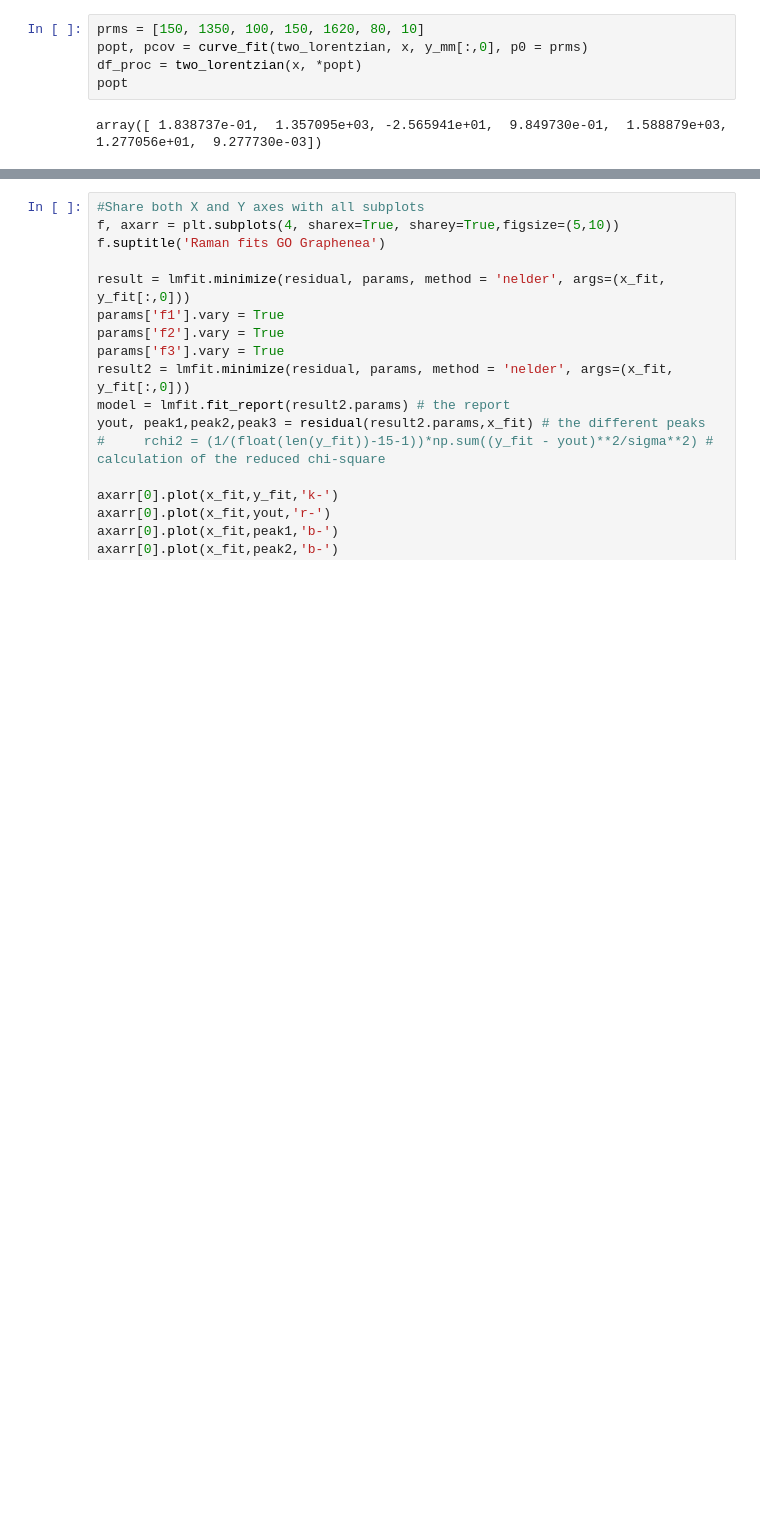
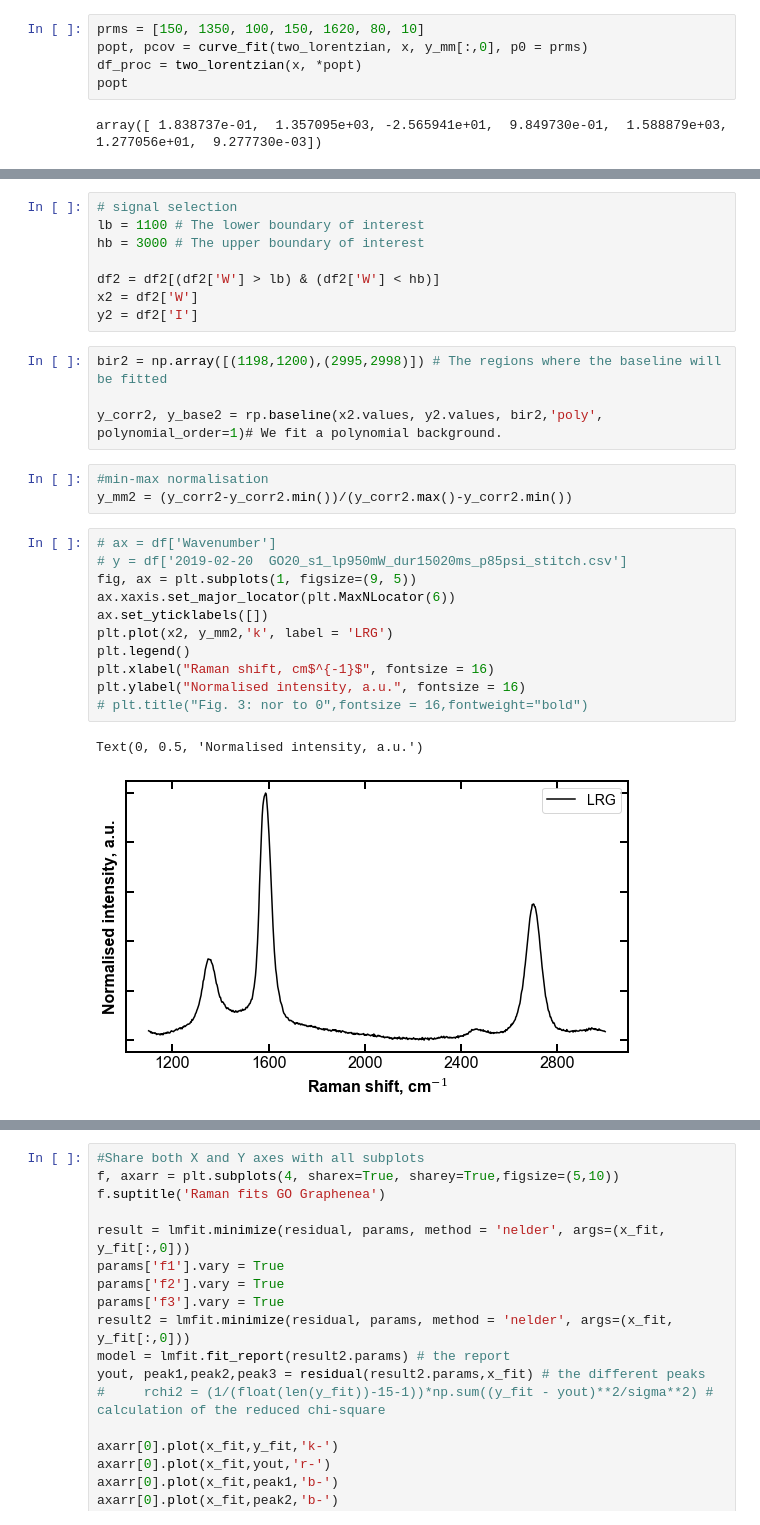
Before and after one commit to hududed/raman-analysis, a Jupyter notebook: nbs/Raman_ALEX.ipynb, the cells around one changed output, grey strips where cells are left out. Drawn from its saved outputs; the diff is of its cells as text; blank space fills up the shorter version.

```diff
--- a/nbs/Raman_ALEX.ipynb
+++ b/nbs/Raman_ALEX.ipynb
@@ -707,0 +304,29 @@ def show_plts(fn, parameters, method):
+# %%
+# signal selection
+lb = 1100 # The lower boundary of interest
+hb = 3000 # The upper boundary of interest
+
+df2 = df2[(df2['W'] > lb) & (df2['W'] < hb)]
+x2 = df2['W']
+y2 = df2['I']
+# %%
+bir2 = np.array([(1198,1200),(2995,2998)]) # The regions where the baseline will be fitted
+
+y_corr2, y_base2 = rp.baseline(x2.values, y2.values, bir2,'poly', polynomial_order=1)# We fit a polynomial background.
+# %%
+#min-max normalisation
+y_mm2 = (y_corr2-y_corr2.min())/(y_corr2.max()-y_corr2.min())
+# %%
+# ax = df['Wavenumber']
+# y = df['2019-02-20  GO20_s1_lp950mW_dur15020ms_p85psi_stitch.csv']
+fig, ax = plt.subplots(1, figsize=(9, 5))
+ax.xaxis.set_major_locator(plt.MaxNLocator(6))
+ax.set_yticklabels([])
+plt.plot(x2, y_mm2,'k', label = 'LRG')
+plt.legend()
+plt.xlabel("Raman shift, cm$^{-1}$", fontsize = 16)
+plt.ylabel("Normalised intensity, a.u.", fontsize = 16)
+# plt.title("Fig. 3: nor to 0",fontsize = 16,fontweight="bold")
+# %% [output]
+Text(0, 0.5, 'Normalised intensity, a.u.')
+[figure, added]
```
Also changed, not shown: parts of 55 cells of this notebook, 8 other files.
